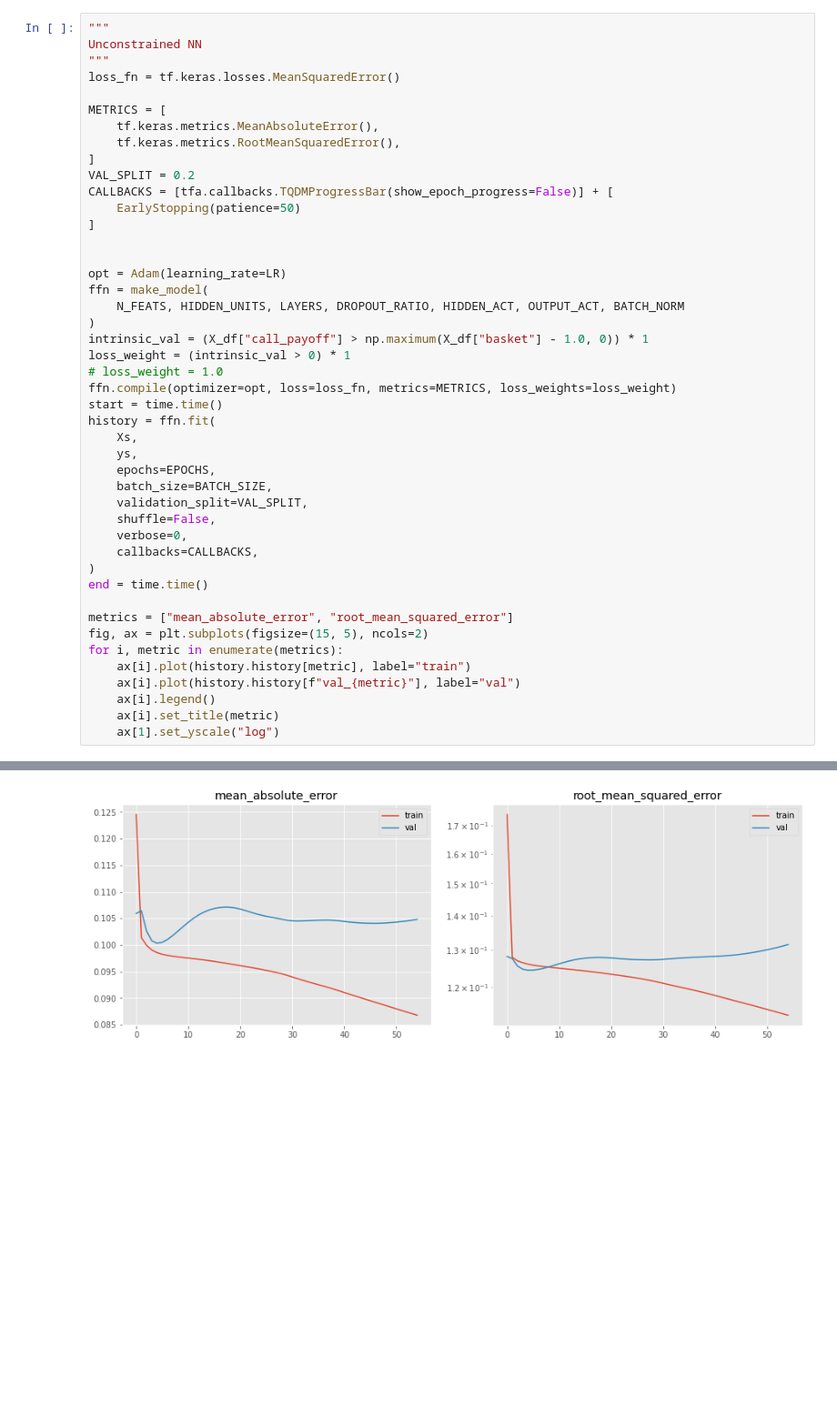
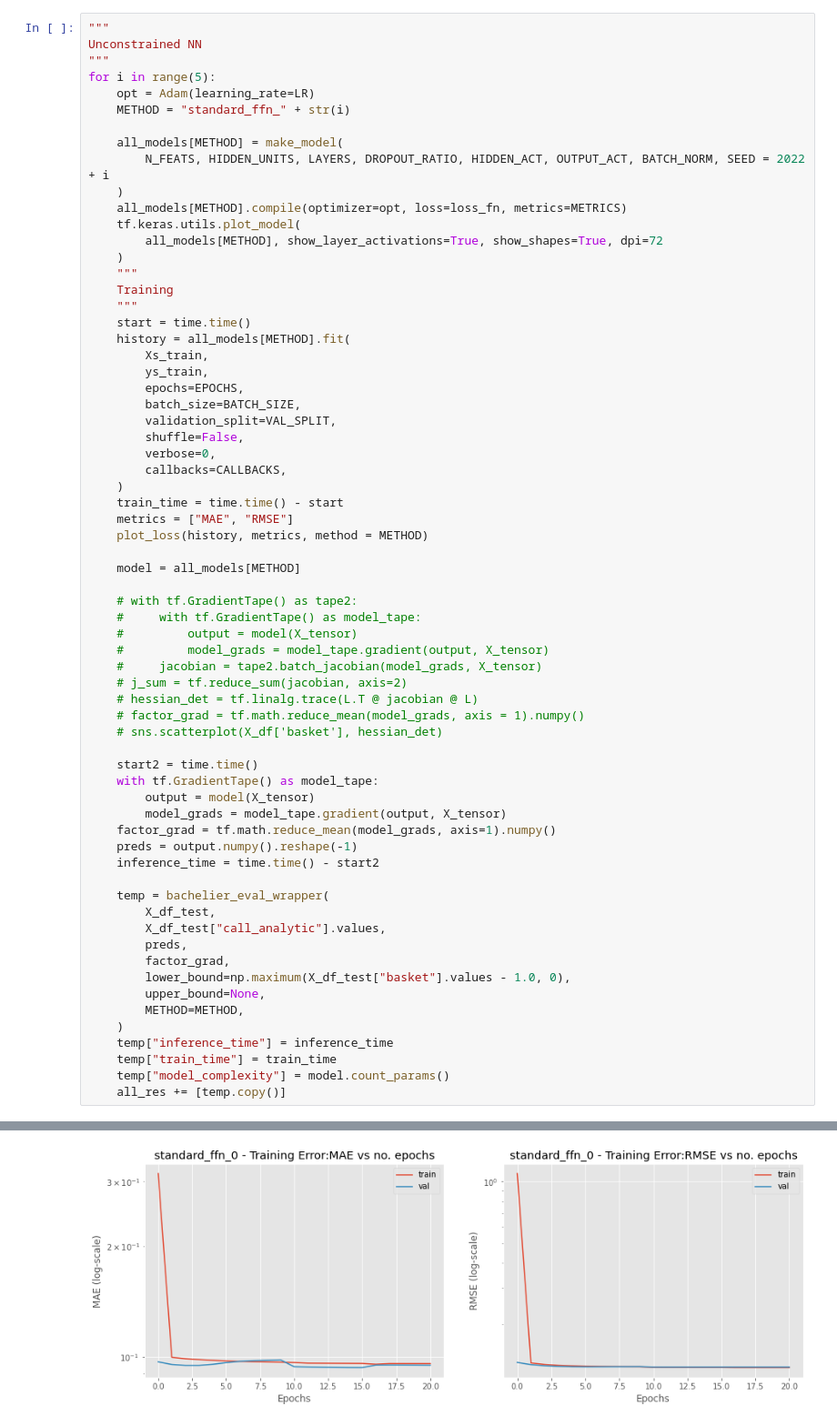
Before and after one commit to chrischia06/neural-network-derivative-pricing, a Jupyter notebook: examples/BachelierBasket.ipynb, the cells around one changed output, grey strips where cells are left out. Shown at 91% size. Drawn from its saved outputs; the diff is of its cells as text; blank space fills up the shorter version.

Commit message:
Update Bachelier and Rough Bergomi example

```diff
--- a/examples/BachelierBasket.ipynb
+++ b/examples/BachelierBasket.ipynb
@@ -28,45 +64,66 @@ BATCH_NORM = False
 """
 Unconstrained NN
 """
-loss_fn = tf.keras.losses.MeanSquaredError()
+for i in range(5):
+    opt = Adam(learning_rate=LR)
+    METHOD = "standard_ffn_" + str(i)
 
-METRICS = [
-    tf.keras.metrics.MeanAbsoluteError(),
-    tf.keras.metrics.RootMeanSquaredError(),
-]
-VAL_SPLIT = 0.2
-CALLBACKS = [tfa.callbacks.TQDMProgressBar(show_epoch_progress=False)] + [
-    EarlyStopping(patience=50)
-]
+    all_models[METHOD] = make_model(
+        N_FEATS, HIDDEN_UNITS, LAYERS, DROPOUT_RATIO, HIDDEN_ACT, OUTPUT_ACT, BATCH_NORM, SEED = 2022 + i
+    )
+    all_models[METHOD].compile(optimizer=opt, loss=loss_fn, metrics=METRICS)
+    tf.keras.utils.plot_model(
+        all_models[METHOD], show_layer_activations=True, show_shapes=True, dpi=72
+    )
+    """
+    Training
+    """
+    start = time.time()
+    history = all_models[METHOD].fit(
+        Xs_train,
+        ys_train,
+        epochs=EPOCHS,
+        batch_size=BATCH_SIZE,
+        validation_split=VAL_SPLIT,
+        shuffle=False,
+        verbose=0,
+        callbacks=CALLBACKS,
+    )
+    train_time = time.time() - start
+    metrics = ["MAE", "RMSE"]
+    plot_loss(history, metrics, method = METHOD)
 
+    model = all_models[METHOD]
 
-opt = Adam(learning_rate=LR)
-ffn = make_model(
-    N_FEATS, HIDDEN_UNITS, LAYERS, DROPOUT_RATIO, HIDDEN_ACT, OUTPUT_ACT, BATCH_NORM
-)
-intrinsic_val = (X_df["call_payoff"] > np.maximum(X_df["basket"] - 1.0, 0)) * 1
-loss_weight = (intrinsic_val > 0) * 1
-# loss_weight = 1.0
-ffn.compile(optimizer=opt, loss=loss_fn, metrics=METRICS, loss_weights=loss_weight)
-start = time.time()
-history = ffn.fit(
-    Xs,
-    ys,
-    epochs=EPOCHS,
-    batch_size=BATCH_SIZE,
-    validation_split=VAL_SPLIT,
-    shuffle=False,
-    verbose=0,
-    callbacks=CALLBACKS,
-)
-end = time.time()
+    # with tf.GradientTape() as tape2:
+    #     with tf.GradientTape() as model_tape:
+    #         output = model(X_tensor)
+    #         model_grads = model_tape.gradient(output, X_tensor)
+    #     jacobian = tape2.batch_jacobian(model_grads, X_tensor)
+    # j_sum = tf.reduce_sum(jacobian, axis=2)
+    # hessian_det = tf.linalg.trace(L.T @ jacobian @ L)
+    # factor_grad = tf.math.reduce_mean(model_grads, axis = 1).numpy()
+    # sns.scatterplot(X_df['basket'], hessian_det)
 
-metrics = ["mean_absolute_error", "root_mean_squared_error"]
-fig, ax = plt.subplots(figsize=(15, 5), ncols=2)
-for i, metric in enumerate(metrics):
-    ax[i].plot(history.history[metric], label="train")
-    ax[i].plot(history.history[f"val_{metric}"], label="val")
-    ax[i].legend()
-    ax[i].set_title(metric)
-    ax[1].set_yscale("log")
+    start2 = time.time()
+    with tf.GradientTape() as model_tape:
+        output = model(X_tensor)
+        model_grads = model_tape.gradient(output, X_tensor)
+    factor_grad = tf.math.reduce_mean(model_grads, axis=1).numpy()
+    preds = output.numpy().reshape(-1)
+    inference_time = time.time() - start2
+
+    temp = bachelier_eval_wrapper(
+        X_df_test,
+        X_df_test["call_analytic"].values,
+        preds,
+        factor_grad,
+        lower_bound=np.maximum(X_df_test["basket"].values - 1.0, 0),
+        upper_bound=None,
+        METHOD=METHOD,
+    )
+    temp["inference_time"] = inference_time
+    temp["train_time"] = train_time
+    temp["model_complexity"] = model.count_params()
+    all_res += [temp.copy()]
 # %% [output]
@@ -74 +135 @@ Training:   0%|                                        0/100 ETA: ?s,  ?epochs/s
-[figure, old version]
+[figure, new version]
```
Also changed, not shown: parts of 15 cells of this notebook, 11 other files.
